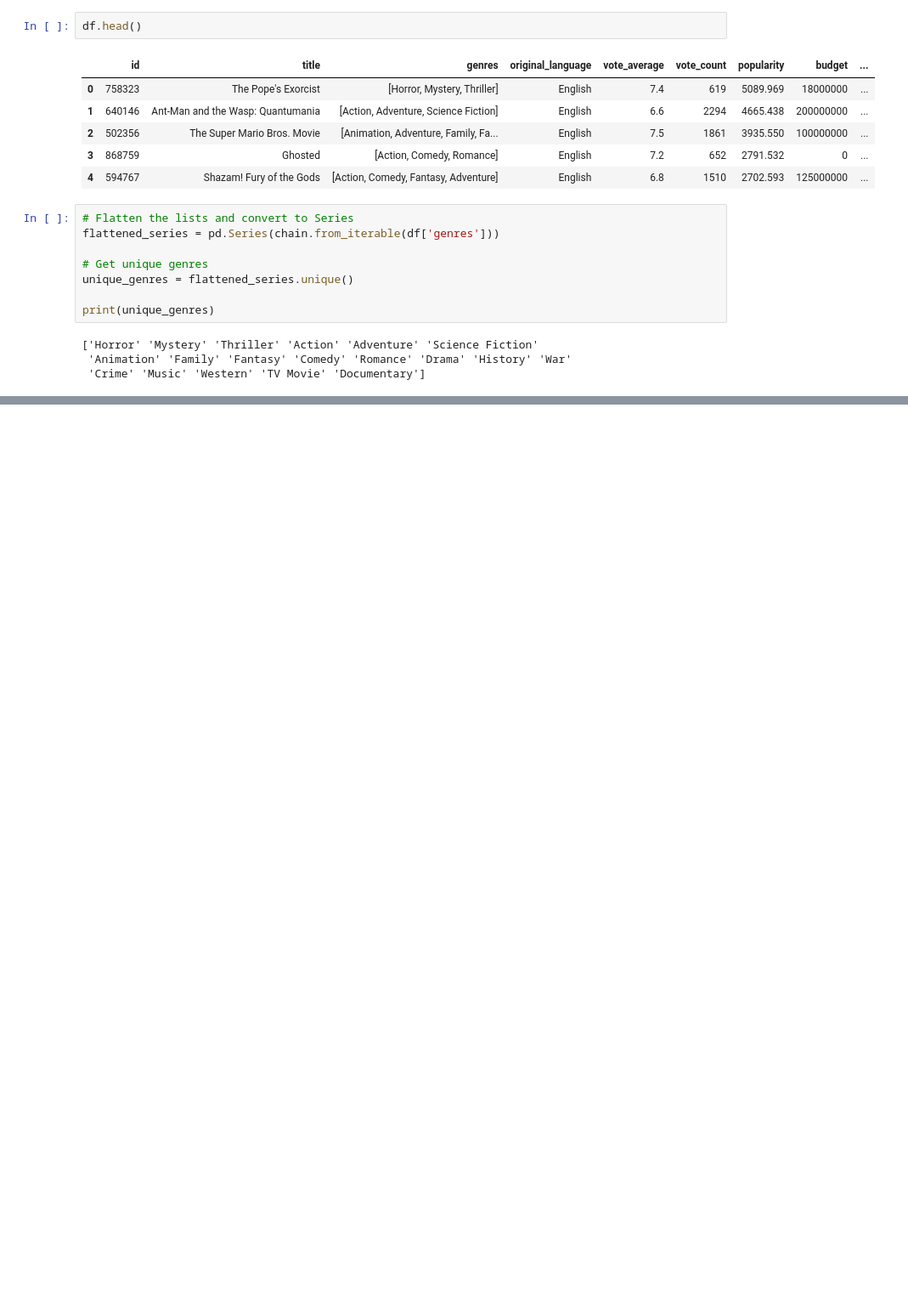
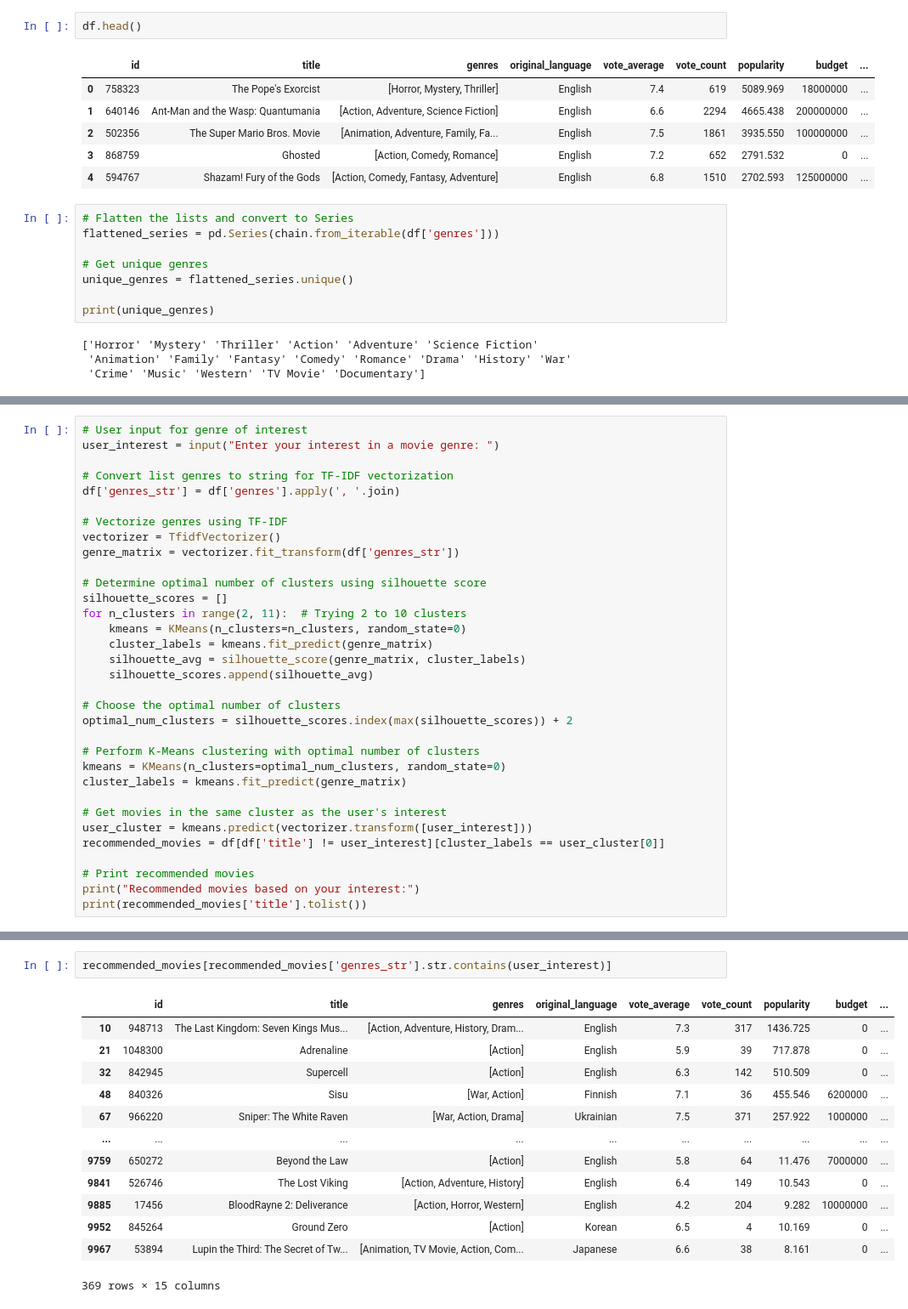
Before and after one commit to Richard-Vuong/Movie-Recommender-Engine, a Jupyter notebook: MoviesRecommender.ipynb, the cells around one changed output, grey strips where cells are left out. Shown: that part at 85% size. Saved outputs shown, nothing was run; the diff lists cells and outputs as text; blank space fills up the shorter version.

```diff
--- a/MoviesRecommender.ipynb
+++ b/MoviesRecommender.ipynb
@@ -181,0 +334,33 @@ print(unique_genres)
+# %%
+# User input for genre of interest
+user_interest = input("Enter your interest in a movie genre: ")
+
+# Convert list genres to string for TF-IDF vectorization
+df['genres_str'] = df['genres'].apply(', '.join)
+
+# Vectorize genres using TF-IDF
+vectorizer = TfidfVectorizer()
+genre_matrix = vectorizer.fit_transform(df['genres_str'])
+
+# Determine optimal number of clusters using silhouette score
+silhouette_scores = []
+for n_clusters in range(2, 11):  # Trying 2 to 10 clusters
+    kmeans = KMeans(n_clusters=n_clusters, random_state=0)
+    cluster_labels = kmeans.fit_predict(genre_matrix)
+    silhouette_avg = silhouette_score(genre_matrix, cluster_labels)
+    silhouette_scores.append(silhouette_avg)
+
+# Choose the optimal number of clusters
+optimal_num_clusters = silhouette_scores.index(max(silhouette_scores)) + 2
+
+# Perform K-Means clustering with optimal number of clusters
+kmeans = KMeans(n_clusters=optimal_num_clusters, random_state=0)
+cluster_labels = kmeans.fit_predict(genre_matrix)
+
+# Get movies in the same cluster as the user's interest
+user_cluster = kmeans.predict(vectorizer.transform([user_interest]))
+recommended_movies = df[df['title'] != user_interest][cluster_labels == user_cluster[0]]
+
+# Print recommended movies
+print("Recommended movies based on your interest:")
+print(recommended_movies['title'].tolist())
@@ -247,0 +419,16 @@ plt.show()
+# %%
+recommended_movies[recommended_movies['genres_str'].str.contains(user_interest)]
+# %% [output]
+|  | id | title | genres | original_language | vote_average | vote_count | popularity | budget | ... |
+| 10 | 948713 | The Last Kingdom: Seven Kings Mus... | [Action, Adventure, History, Dram... | English | 7.3 | 317 | 1436.725 | 0 | ... |
+| 21 | 1048300 | Adrenaline | [Action] | English | 5.9 | 39 | 717.878 | 0 | ... |
+| 32 | 842945 | Supercell | [Action] | English | 6.3 | 142 | 510.509 | 0 | ... |
+| 48 | 840326 | Sisu | [War, Action] | Finnish | 7.1 | 36 | 455.546 | 6200000 | ... |
+| 67 | 966220 | Sniper: The White Raven | [War, Action, Drama] | Ukrainian | 7.5 | 371 | 257.922 | 1000000 | ... |
+| ... | ... | ... | ... | ... | ... | ... | ... | ... | ... |
+| 9759 | 650272 | Beyond the Law | [Action] | English | 5.8 | 64 | 11.476 | 7000000 | ... |
+| 9841 | 526746 | The Lost Viking | [Action, Adventure, History] | English | 6.4 | 149 | 10.543 | 0 | ... |
+| 9885 | 17456 | BloodRayne 2: Deliverance | [Action, Horror, Western] | English | 4.2 | 204 | 9.282 | 10000000 | ... |
+| 9952 | 845264 | Ground Zero | [Action] | Korean | 6.5 | 4 | 10.169 | 0 | ... |
+| 9967 | 53894 | Lupin the Third: The Secret of Tw... | [Animation, TV Movie, Action, Com... | Japanese | 6.6 | 38 | 8.161 | 0 | ... |
+369 rows × 15 columns
```
Also changed, not shown: parts of 28 cells of this notebook.
